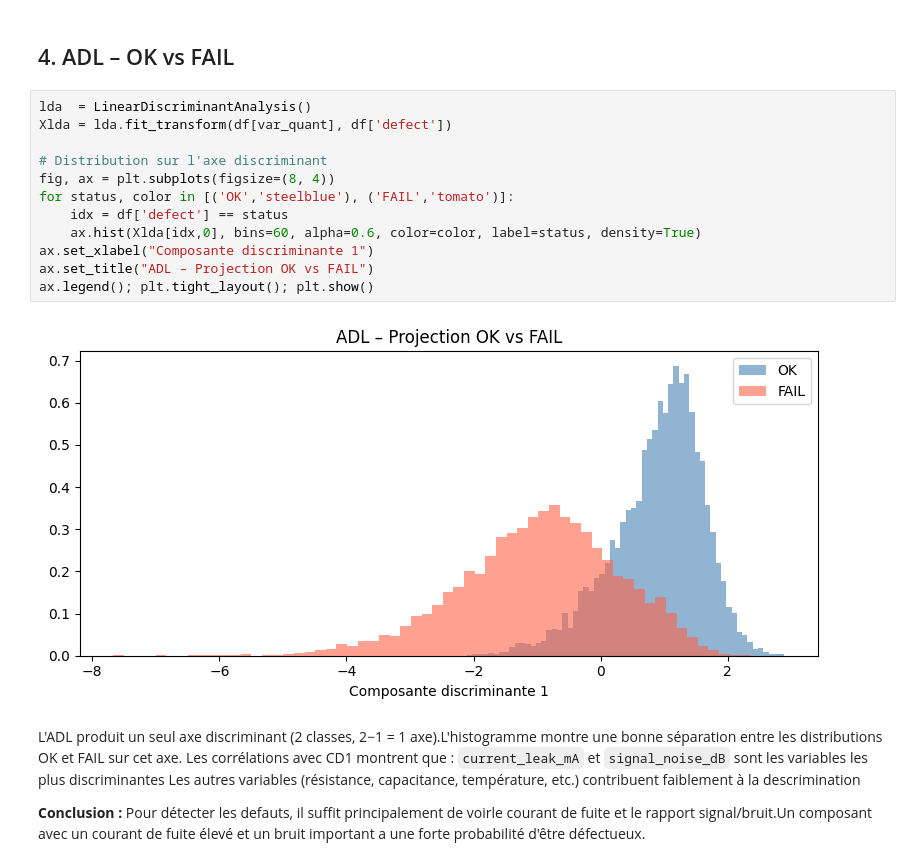
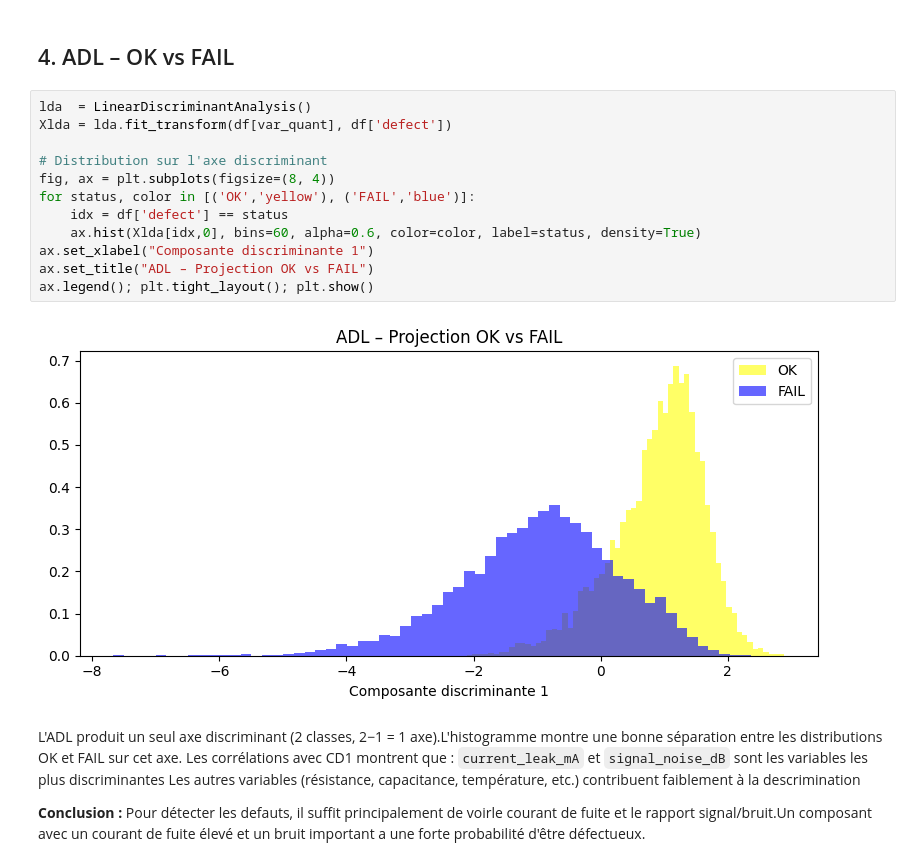
Before and after one commit to omarfathi093/Mini-Projet-Stat, a Jupyter notebook: Mini_Projet2.ipynb, the cells around one changed output. Drawn from its saved outputs; the diff is of its cells as text.

Commit message:
modif figures

```diff
--- a/Mini_Projet2.ipynb
+++ b/Mini_Projet2.ipynb
@@ -214,17 +214,17 @@ Le cercle des corrélations confirme :
 # %%
 lda  = LinearDiscriminantAnalysis()
 Xlda = lda.fit_transform(df[var_quant], df['defect'])
 
 # Distribution sur l'axe discriminant
 fig, ax = plt.subplots(figsize=(8, 4))
-for status, color in [('OK','steelblue'), ('FAIL','tomato')]:
+for status, color in [('OK','yellow'), ('FAIL','blue')]:
     idx = df['defect'] == status
     ax.hist(Xlda[idx,0], bins=60, alpha=0.6, color=color, label=status, density=True)
 ax.set_xlabel("Composante discriminante 1")
 ax.set_title("ADL – Projection OK vs FAIL")
 ax.legend(); plt.tight_layout(); plt.show()
 # %% [output]
-[figure, old version]
+[figure, new version]
 # %% [markdown]
 L'ADL produit un seul axe discriminant (2 classes, 2−1 = 1 axe).L'histogramme montre une bonne séparation entre les distributions OK et FAIL sur cet axe.
 Les corrélations avec CD1 montrent que :
```
Also changed, not shown: parts of 2 cells of this notebook.
